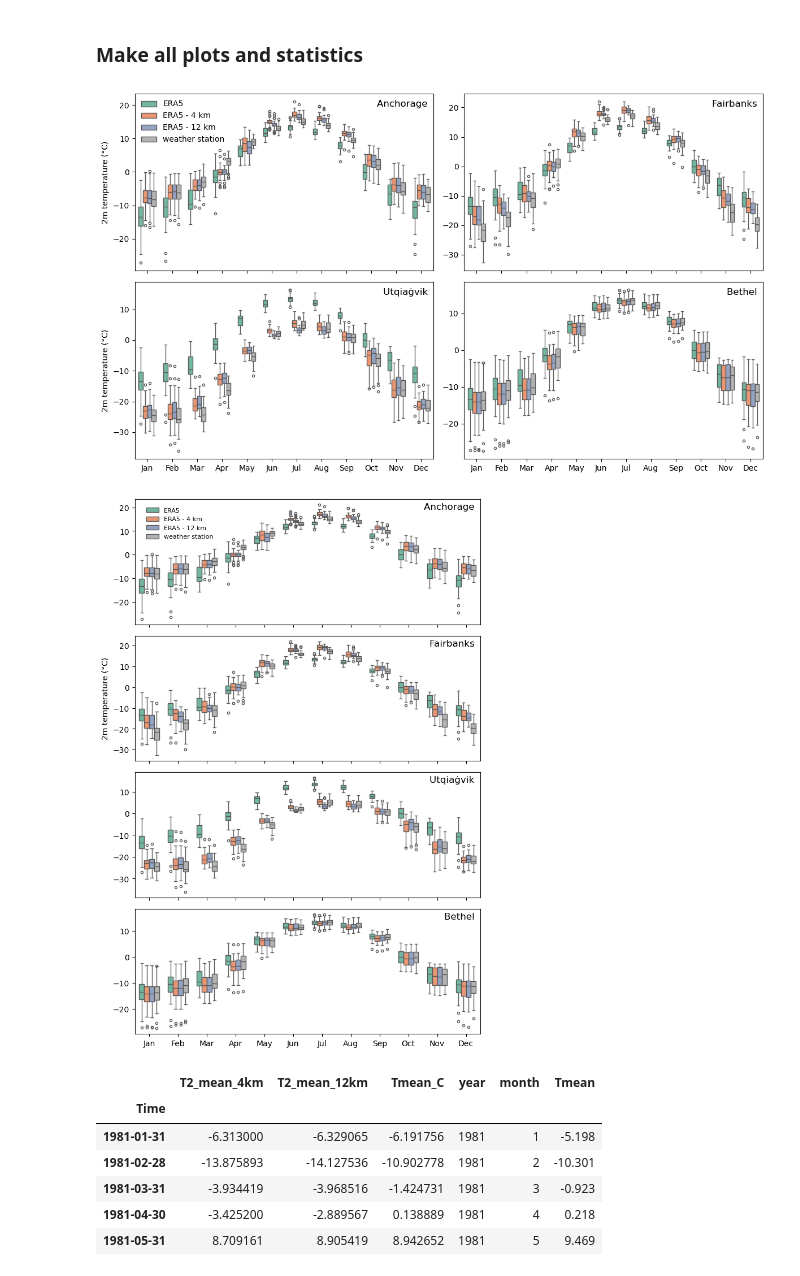
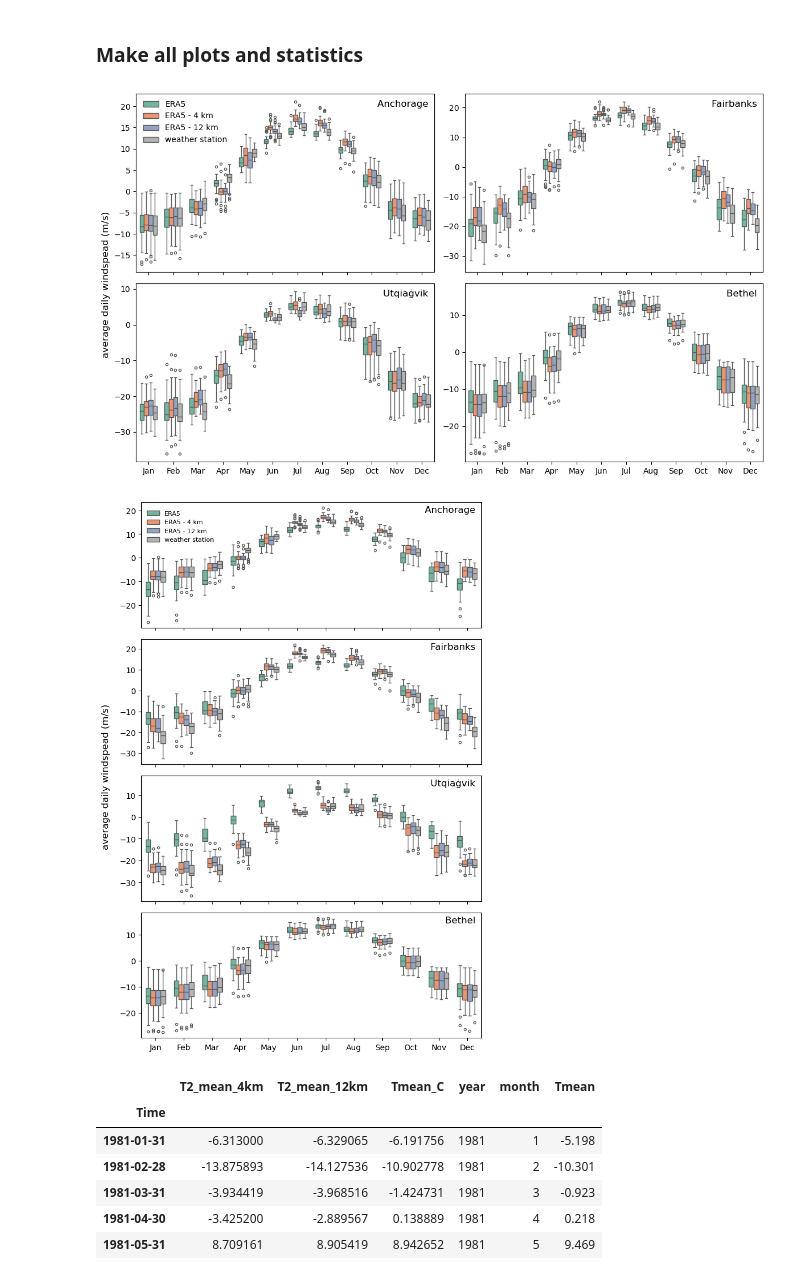
Before and after one commit to chryss/dyndowntools, a Jupyter notebook: Jupyter_Notebooks/analysis_temp_histograms_w_undownscaled.ipynb, the cells around one changed output. Cells and saved outputs as stored; diff of their text form; code cells hidden in the pictures.

```diff
--- a/Jupyter_Notebooks/analysis_temp_histograms_w_undownscaled.ipynb
+++ b/Jupyter_Notebooks/analysis_temp_histograms_w_undownscaled.ipynb
@@ -18,8 +18,8 @@ reload(du)
 datadir = Path().absolute().parent / "evaluation/working"
 figdir = Path().absolute().parent / "evaluation/figures"
 stationdir = Path().absolute().parent / "evaluation/weatherstationdata/ACIS"
-filepattern_ERA5 = 't2m_{agg}_{airport}_1981_2020_{resolution}.csv'
-filepattern_ERA5_2 = 'era5_{airport}_Tmean_1981_2020_monthly.csv'
+filepattern_ERA5_dscale = 't2m_{agg}_{airport}_1981_2020_{resolution}.csv'
+filepattern_ERA5_orig = 'era5_{airport}_Tmean_1981_2020_monthly.csv'
 filepattern_station = "{station}_T_max_min_avg_pcpn_sd_swe.csv"
 # %%
 stations = {
@@ -48,7 +51,7 @@ def get_dataframe_ERA5(station, startdate=startdate, enddate=enddate):
     var = f'T2_{agg}'
     for res in resolutions:
         dfs[res] = pd.read_csv(
-            datadir / filepattern_ERA5.format(airport=stations[station], agg=agg, resolution=res))
+            datadir / filepattern_ERA5_dscale.format(airport=stations[station], agg=agg, resolution=res))
         dfs[res]['Time'] = pd.to_datetime(dfs[res]['Time'])
         dfs[res][var] = dfs[res][var] - 273.15      # K to C
         dfs[res].rename(columns={var: f"{var}_{res}"}, inplace=True)
@@ -162,7 +165,7 @@ df
 # %%
 compDF = get_dataframe(teststation)
 monthly_DF = get_monthly(compDF)
-monthly_undownscaled = pd.read_csv(datadir / filepattern_ERA5_2.format(
+monthly_undownscaled = pd.read_csv(datadir / filepattern_ERA5_orig.format(
     airport=stations[teststation][4:]), skiprows=2)
 monthly_DF['Tmean'] = monthly_undownscaled['t2m'].values
 monthly_DF
@@ -291,34 +351,32 @@ monthly_DF.drop(columns=['month', 'year']).groupby(monthly_DF.index.month).mean(
 # %%
 fig, axes = plt.subplots(nrows=2, ncols=2, figsize=(12, 7), sharex=True)
 
 results = []
 for ii, (ax, station) in enumerate(zip(axes.flatten(), stations)):
     compDF = get_dataframe(station)
     locationname = get_name(station.replace('_', ' '))
     monthly_DF = get_monthly(compDF)
     monthly_undownscaled = pd.read_csv(datadir / filepattern_ERA5_2.format(
-    airport=stations[teststation][4:]), skiprows=2)
+    airport=stations[station][4:]), skiprows=2)
     monthly_DF['Tmean'] = monthly_undownscaled['t2m'].values
     monthly_DF.index.name = 'Time'
     # results.extend(get_stats(station, monthly_DF))
     df_forplot = pd.melt(monthly_DF.reset_index(), id_vars=[monthly_DF.index.name, 'year', 'month'],
         value_vars=['Tmean', 'T2_mean_4km', 'T2_mean_12km', 'Tmean_C'], value_name='meanT', var_name=station)
     g = sns.boxplot(data=df_forplot, x="month", y="meanT",
             hue=station, palette=palette, width=0.7, fliersize=3, ax=ax)
     ax.get_legend().remove()
     g.set_xticklabels(month_abbr)
     g.set_xlabel('')
-    if ii%2:
-        g.set_ylabel('')
-    else:
-        g.set_ylabel('2m temperature (°C)')
+    g.set_ylabel('')
     ax.set_title(locationname + '  ' , loc='right', y=0.9)
+fig.supylabel('average daily windspead (m/s)')
 handles, _ = ax.get_legend_handles_labels()
 labels = ['ERA5', 'ERA5 - 4 km', 'ERA5 - 12 km', 'weather station']
-fig.legend(handles, labels, loc='upper left', ncol=1, bbox_to_anchor=(0.06, 0.98), frameon=False)
+fig.legend(handles, labels, loc='upper left', ncol=1, bbox_to_anchor=(0.07, 0.98), frameon=False)
 plt.tight_layout()
 # %% [output]
-[figure, old version]
+[figure, new version]
 # %%
 fig, axes = plt.subplots(nrows=4, ncols=1, figsize=(7, 10), sharex=True)
 
@@ -339,20 +397,22 @@ for ii, (ax, station) in enumerate(zip(axes.flatten(), stations)):
     ax.get_legend().remove()
     g.set_xticklabels(month_abbr)
     g.set_xlabel('')
-    if not ii==1:
-        g.set_ylabel('')
-    else:
-        g.set_ylabel('2m temperature (°C)')
+    g.set_ylabel('')
+    # if not ii==1:
+    #     g.set_ylabel('')
+    # else:
+    #     g.set_ylabel('2m temperature (°C)')
     # if ii>0:
     #     ax.set_title('  ' + locationname, loc='left', y=0.9)
     # else:
     ax.set_title(locationname + '  ' , loc='right', y=0.88)
 handles, _ = ax.get_legend_handles_labels()
 labels = ['ERA5', 'ERA5 - 4 km', 'ERA5 - 12 km', 'weather station']
+fig.supylabel('average daily windspead (m/s)')
 fig.legend(handles, labels,
            loc='upper left', ncol=1, bbox_to_anchor=(0.12, 0.98),
            fontsize=8, frameon=False)
 plt.tight_layout()
 # %% [output]
-[figure, old version]
+[figure, new version]
 # %%
```
Also changed, not shown: parts of 11 cells of this notebook, 49 other files.
